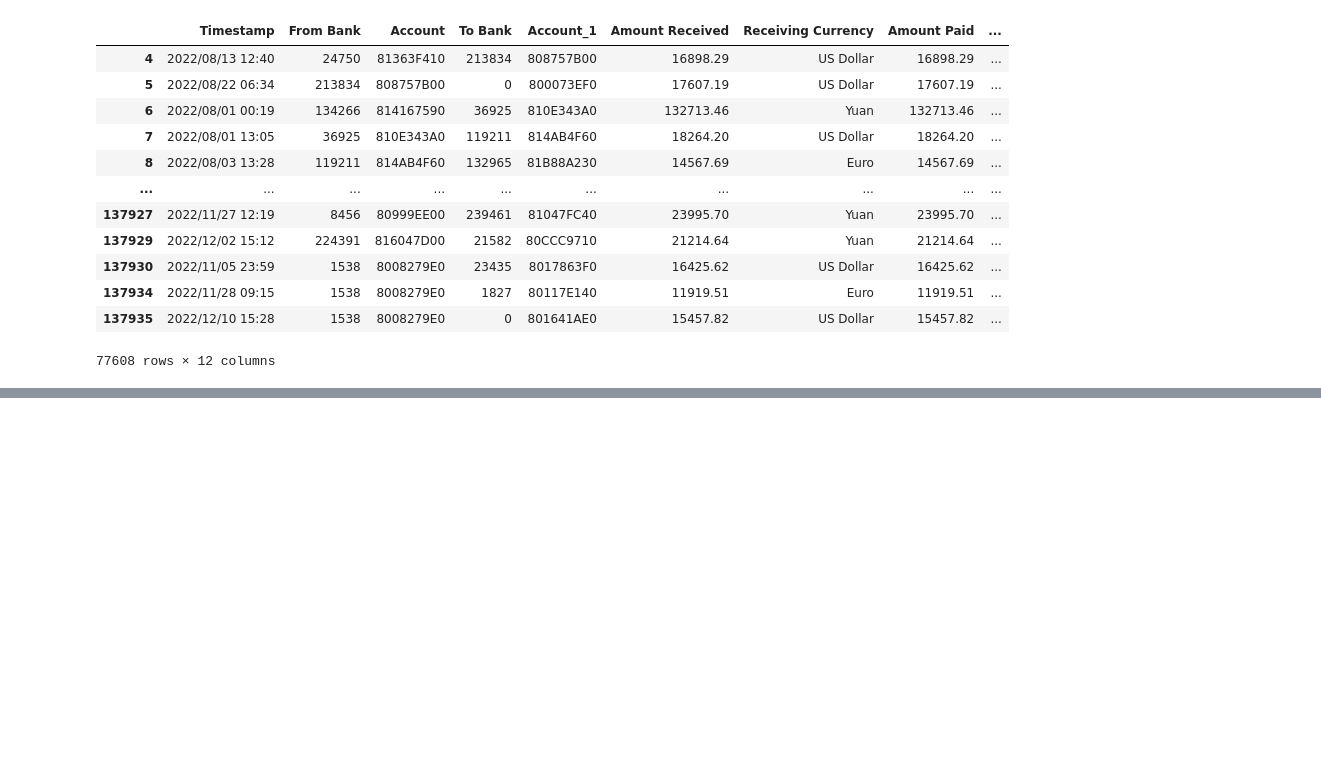
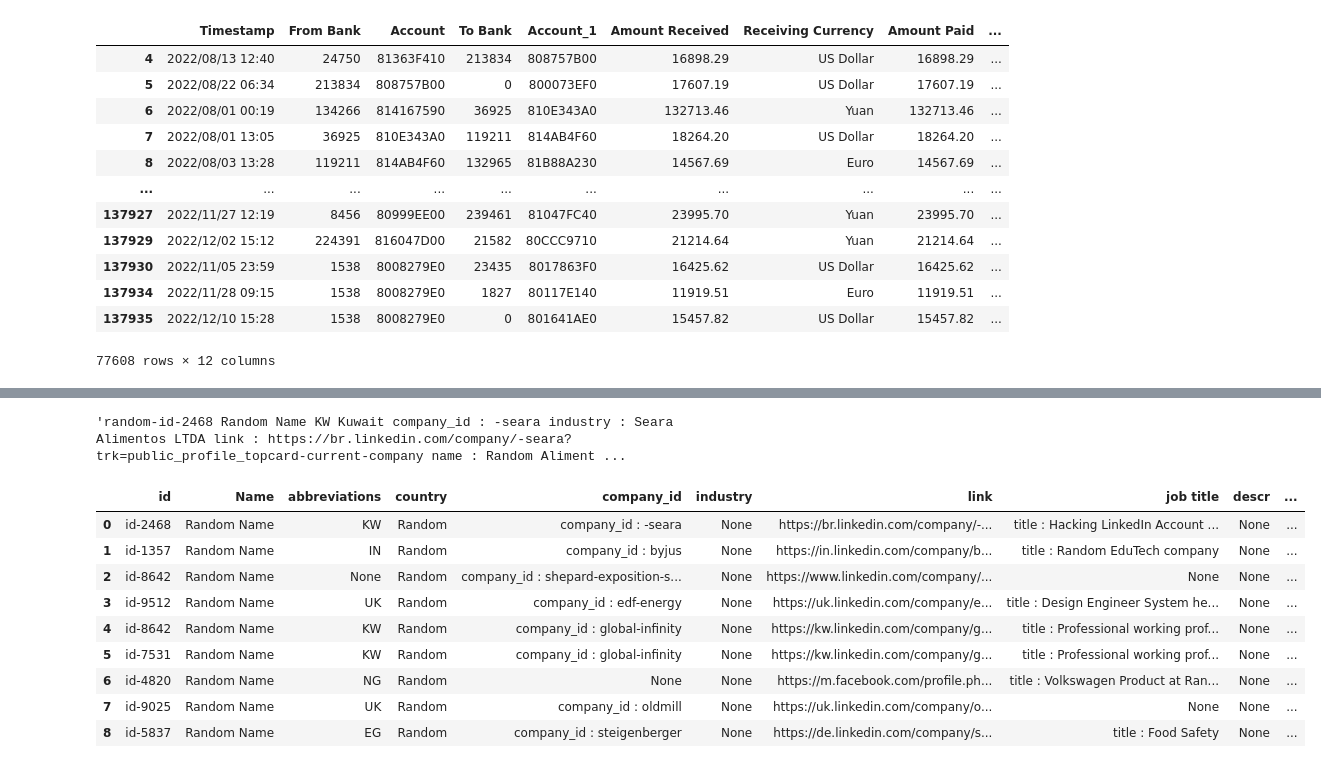
Before and after one commit to ElizabethSeth/med, a Jupyter notebook: notebooks/data_upload.ipynb, the cells around one changed output, grey strips where cells are left out. Drawn from its saved outputs; the diff is of its cells as text; code cells hidden in the pictures; blank space fills up the shorter version.

```diff
--- a/notebooks/data_upload.ipynb
+++ b/notebooks/data_upload.ipynb
@@ -469,0 +551,12 @@ high_value_transactions
+# %%
+def cleaned_columns(df, column_name):
+    def process_cleaning_rows(input_str):
+        input_str = input_str.replace('""', '"')
+        json_removed = re.sub(r'(\{|\[|]|\})', ' ', str(input_str))
+        cleaned_text = re.sub(r'["\\|]', ' ', json_removed)
+        cleaned_text = re.sub(r'[^\w\s:/\.\-?&=]', ' ', cleaned_text)
+        final_cleaned = re.sub(r'\s+', ' ', cleaned_text).strip()
+        return final_cleaned
+    df[f'{column_name}_cleaned'] = df[column_name].apply(process_cleaning_rows)
+    return df
+df_cleaned1 = cleaned_columns(df, 'id')
@@ -469,0 +567,2 @@ high_value_transactions
+# %%
+df_cleaned = df_cleaned1[['id', 'id_cleaned']]
@@ -469,0 +582,4 @@ high_value_transactions
+# %%
+df_cleaned.loc[0, 'id_cleaned']
+# %% [output]
+'random-id-2468 Random Name KW Kuwait company_id : -seara industry : Seara Alimentos LTDA link : https://br.linkedin.com/company/-seara?trk=public_profile_topcard-current-company name : Random Aliment ...
@@ -469,0 +667,13 @@ high_value_transactions
+# %%
+df_extracted
+# %% [output]
+|  | id | Name | abbreviations | country | company_id | industry | link | job title | descr | ... |
+| 0 | id-2468 | Random Name | KW | Random | company_id : -seara | None | https://br.linkedin.com/company/-... | title : Hacking LinkedIn Account ... | None | ... |
+| 1 | id-1357 | Random Name | IN | Random | company_id : byjus | None | https://in.linkedin.com/company/b... | title : Random EduTech company | None | ... |
+| 2 | id-8642 | Random Name | None | Random | company_id : shepard-exposition-s... | None | https://www.linkedin.com/company/... | None | None | ... |
+| 3 | id-9512 | Random Name | UK | Random | company_id : edf-energy | None | https://uk.linkedin.com/company/e... | title : Design Engineer System he... | None | ... |
+| 4 | id-8642 | Random Name | KW | Random | company_id : global-infinity | None | https://kw.linkedin.com/company/g... | title : Professional working prof... | None | ... |
+| 5 | id-7531 | Random Name | KW | Random | company_id : global-infinity | None | https://kw.linkedin.com/company/g... | title : Professional working prof... | None | ... |
+| 6 | id-4820 | Random Name | NG | Random | None | None | https://m.facebook.com/profile.ph... | title : Volkswagen Product at Ran... | None | ... |
+| 7 | id-9025 | Random Name | UK | Random | company_id : oldmill | None | https://uk.linkedin.com/company/o... | None | None | ... |
+| 8 | id-5837 | Random Name | EG | Random | company_id : steigenberger | None | https://de.linkedin.com/company/s... | title : Food Safety | None | ... |
```
Also changed, not shown: parts of 17 cells of this notebook, 1 other file.
